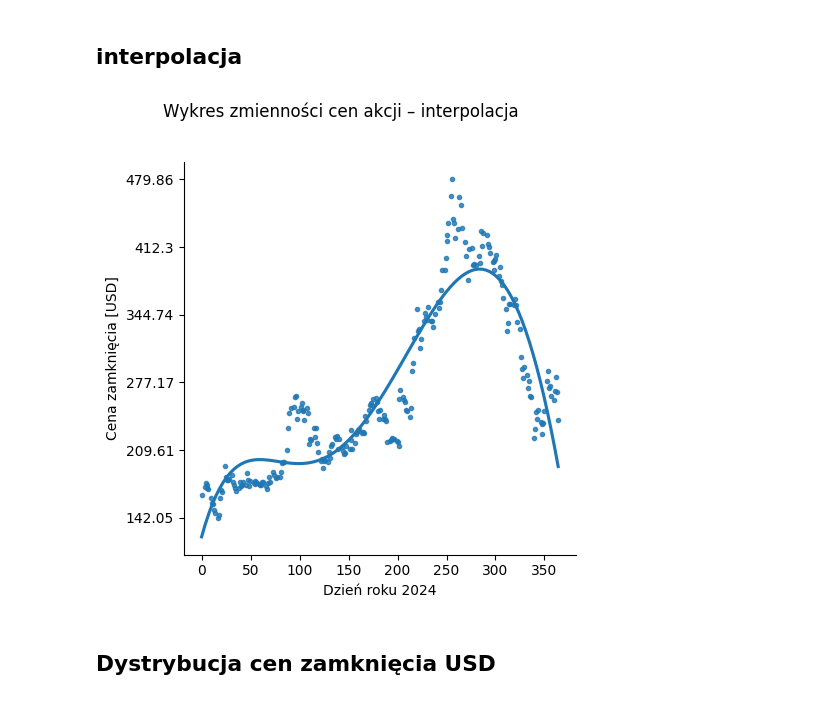
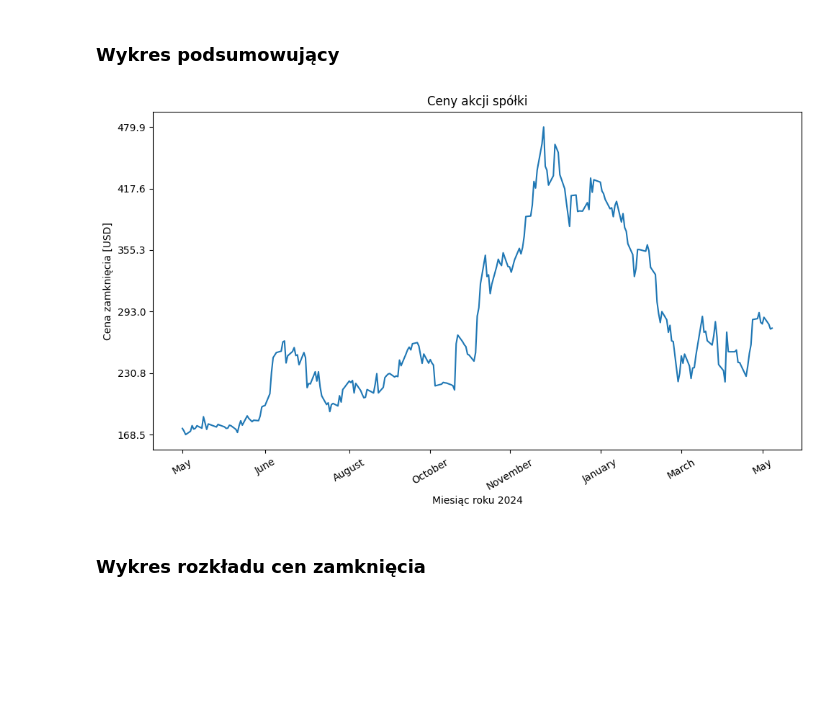
Before and after one commit to Mychal003/Projektowanie_i_zastosowania_sieci_neuronowych, a Jupyter notebook: notebooks/01_EDA.ipynb, the cells around one changed output. Saved outputs shown, nothing was run; the diff lists cells and outputs as text; code cells hidden in the pictures; blank space fills up the shorter version.

```diff
--- a/notebooks/01_EDA.ipynb
+++ b/notebooks/01_EDA.ipynb
@@ -51,8 +81,8 @@ plot_trend_line(df)
-# %% [markdown]
-## interpolacja
+# %% [markdown]
+### Wykres podsumowujący
 # %%
-plot_price_interpolation(df)
+plot_summary(df)
 # %% [output]
-[figure, old version]
+[figure, new version]
 # %% [markdown]
-## Dystrybucja cen zamknięcia USD
+### Wykres rozkładu cen zamknięcia
```
Also changed, not shown: parts of 29 cells of this notebook, 2 other files.
